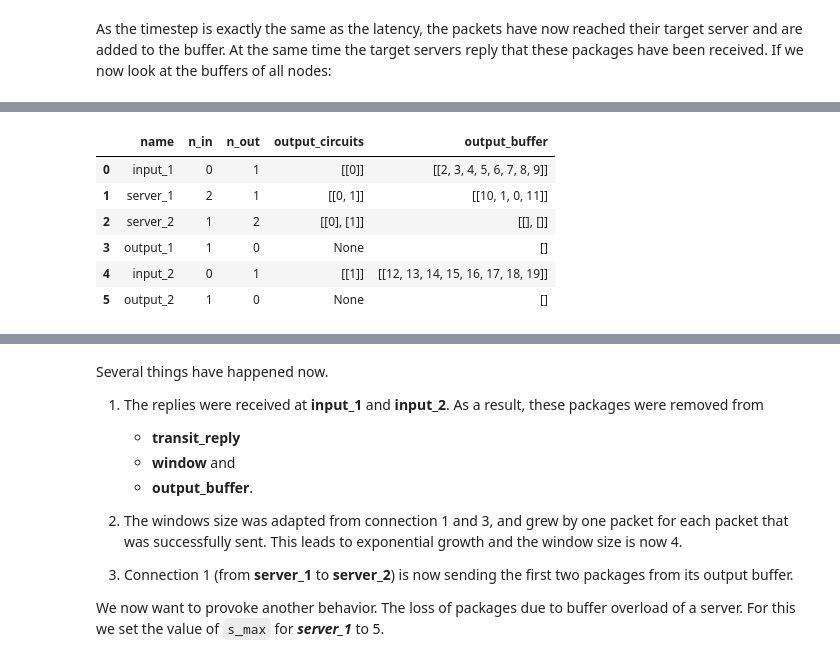
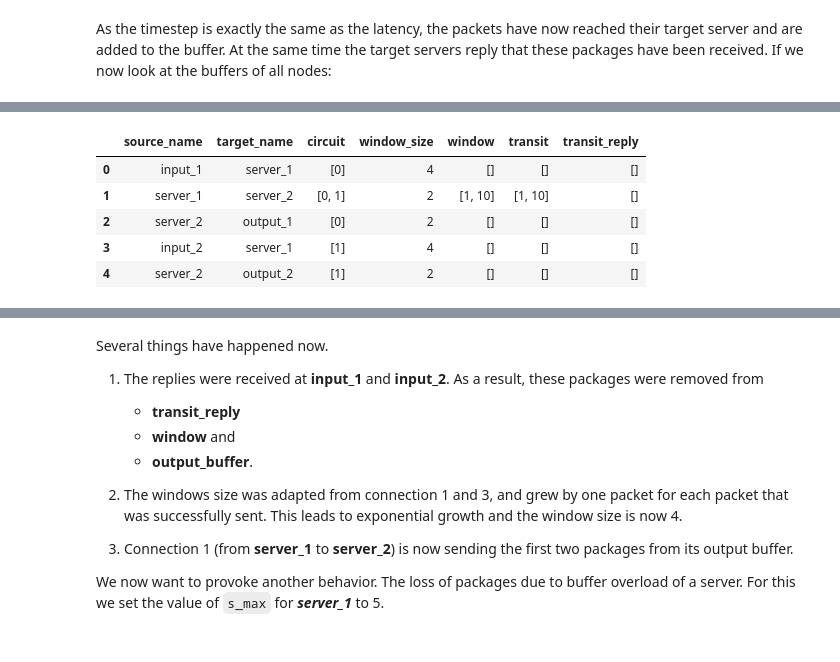
Before and after one commit to cdoepmann/predictor-core, a Jupyter notebook: OTS/ns_f/ns_f_test.ipynb, the cells around one changed output, grey strips where cells are left out. Saved outputs shown, nothing was run; the diff lists cells and outputs as text; code cells hidden in the pictures.

```diff
--- a/OTS/ns_f/ns_f_test.ipynb
+++ b/OTS/ns_f/ns_f_test.ipynb
@@ -293,14 +315,9 @@ nw.connections[['source_name','target_name','circuit','window_size','window','tr
-# %%
-nodes = nw.nodes
-# For display purposes we add the output_buffer list to the table:
-nodes['output_buffer'] = nodes.apply(lambda row: row['node'].output_buffer, axis=1)
-# And only display the relevant columns:
-nodes[['name','n_in','n_out','output_circuits','output_buffer']]
-# %% [output]
-|  | name | n_in | n_out | output_circuits | output_buffer |
-| 0 | input_1 | 0 | 1 | [[0]] | [[2, 3, 4, 5, 6, 7, 8, 9]] |
-| 1 | server_1 | 2 | 1 | [[0, 1]] | [[10, 1, 0, 11]] |
-| 2 | server_2 | 1 | 2 | [[0], [1]] | [[], []] |
-| 3 | output_1 | 1 | 0 | None | [] |
-| 4 | input_2 | 0 | 1 | [[1]] | [[12, 13, 14, 15, 16, 17, 18, 19]] |
-| 5 | output_2 | 1 | 0 | None | [] |
+# %%
+get_con_props(nw)
+# %% [output]
+|  | source_name | target_name | circuit | window_size | window | transit | transit_reply |
+| 0 | input_1 | server_1 | [0] | 4 | [] | [] | [] |
+| 1 | server_1 | server_2 | [0, 1] | 2 | [1, 10] | [1, 10] | [] |
+| 2 | server_2 | output_1 | [0] | 2 | [] | [] | [] |
+| 3 | input_2 | server_1 | [1] | 4 | [] | [] | [] |
+| 4 | server_2 | output_2 | [1] | 2 | [] | [] | [] |
```
Also changed, not shown: parts of 35 cells of this notebook, 2 other files.
